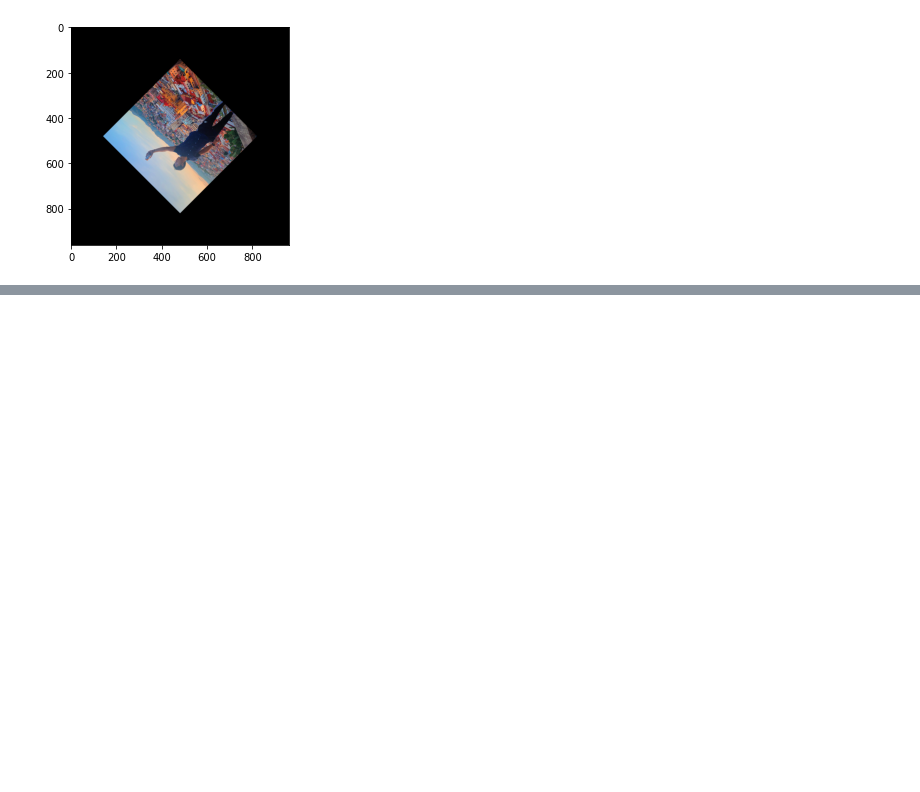
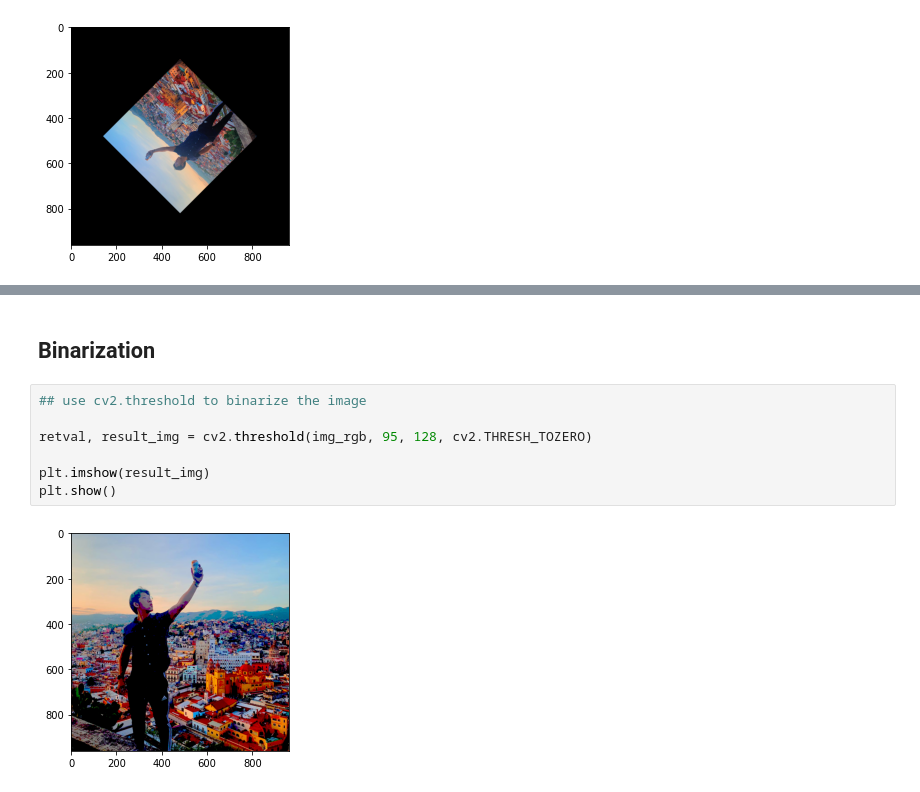
Before and after one commit to nobobobo/ml-handson, a Jupyter notebook: OpenCV_demo.ipynb, the cells around one changed output, grey strips where cells are left out. Saved outputs shown, nothing was run; the diff lists cells and outputs as text; blank space fills up the shorter version.

```diff
--- a/OpenCV_demo.ipynb
+++ b/OpenCV_demo.ipynb
@@ -154,0 +164,11 @@ plt.show()
+# %% [markdown]
+## Binarization
+# %%
+## use cv2.threshold to binarize the image
+
+retval, result_img = cv2.threshold(img_rgb, 95, 128, cv2.THRESH_TOZERO)
+
+plt.imshow(result_img)
+plt.show()
+# %% [output]
+[figure, added]
```
Also changed, not shown: parts of 13 cells of this notebook.
